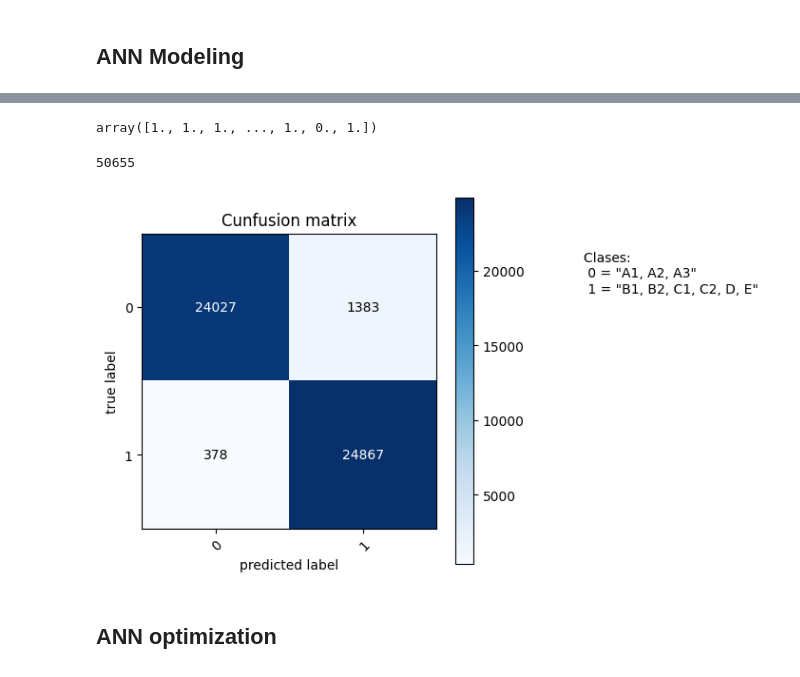
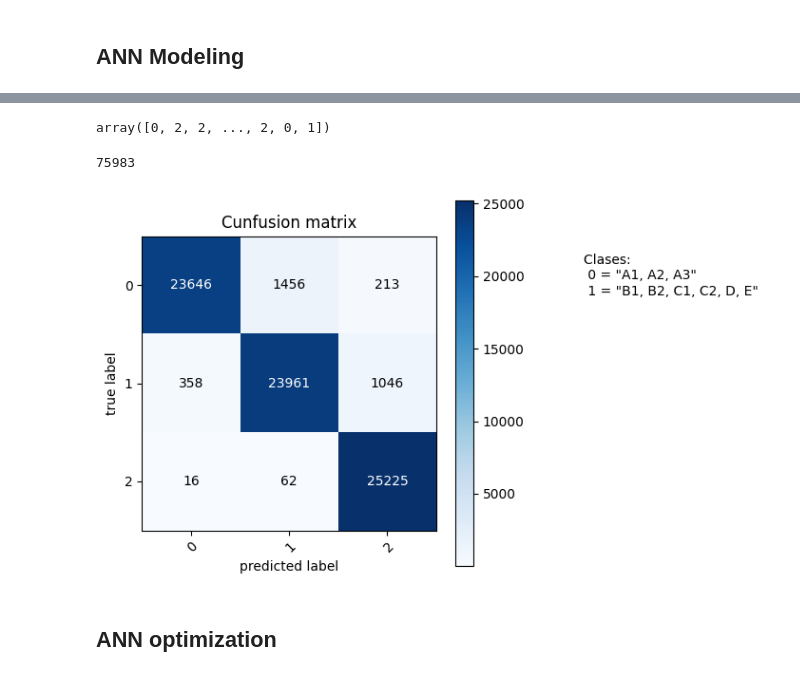
Before and after one commit to AndersCFR/CreditScoring, a Jupyter notebook: CreditScoring.ipynb, the cells around one changed output, grey strips where cells are left out. Saved outputs shown, nothing was run; the diff lists cells and outputs as text; code cells hidden in the pictures.

```diff
--- a/CreditScoring.ipynb
+++ b/CreditScoring.ipynb
@@ -860,8 +877,8 @@ plt.show()
 # test
 y_pred_test = model.predict(x_test)
 # redondeamos las predicciones
-rounded_y_pred_test = [round(x[0]) for x in y_pred_test]
-
-scores_test = model.evaluate(x_test,y_test)
+#rounded_y_pred_test = [round(x[0]) for x in y_pred_test] # for binary
+y_classes = y_pred_test.argmax(axis=-1)
+scores_test = model.evaluate(x_test, np_utils.to_categorical(y_test))
 print("Accuracy con test: \n%s: %.2f%%" % (model.metrics_names[1], scores_test[1]*100))#Accuracy (exactitud)
 # %% [output]
@@ -892,31 +889,31 @@ rounded_y_pred_test
-# %%
-y_test
-# %% [output]
-array([1., 1., 1., ..., 1., 0., 1.])
-# %%
-len(rounded_y_pred_test)
-# %% [output]
-50655
-# %%
-labels=[0, 1]
-title = 'Cunfusion matrix'
-
-confMatrix = confusion_matrix(y_test, rounded_y_pred_test, labels=labels)
-
-fig, ax = plot_confusion_matrix(confMatrix,
-                      class_names=labels,
-                      colorbar=True,
-                                figsize=(5,5)
-                      )
-ax.annotate(f'Clases: \n 0 = "A1, A2, A3" \n 1 = "B1, B2, C1, C2, D, E"',
-            xy = (1.5, 0.8),
-            xycoords='axes fraction')
-
-plt.title(f'{title}')
-#fig.tight_layout()
-plt.show()
-# %% [output]
-[figure, removed]
+# %%
+y_classes
+# %% [output]
+array([0, 2, 2, ..., 2, 0, 1])
+# %%
+len(rounded_y_pred_test)
+# %% [output]
+75983
+# %%
+labels=[0, 1, 2]
+title = 'Cunfusion matrix'
+
+confMatrix = confusion_matrix(y_test, y_classes, labels=labels)
+
+fig, ax = plot_confusion_matrix(confMatrix,
+                      class_names=labels,
+                      colorbar=True,
+                                figsize=(5,5)
+                      )
+ax.annotate(f'Clases: \n 0 = "A1, A2, A3" \n 1 = "B1, B2, C1, C2, D, E"',
+            xy = (1.5, 0.8),
+            xycoords='axes fraction')
+
+plt.title(f'{title}')
+#fig.tight_layout()
+plt.show()
+# %% [output]
+[figure, added]
 # %% [markdown]
 ## ANN optimization
 # %% [markdown]
```
Also changed, not shown: parts of 26 cells of this notebook, 2 other files.
